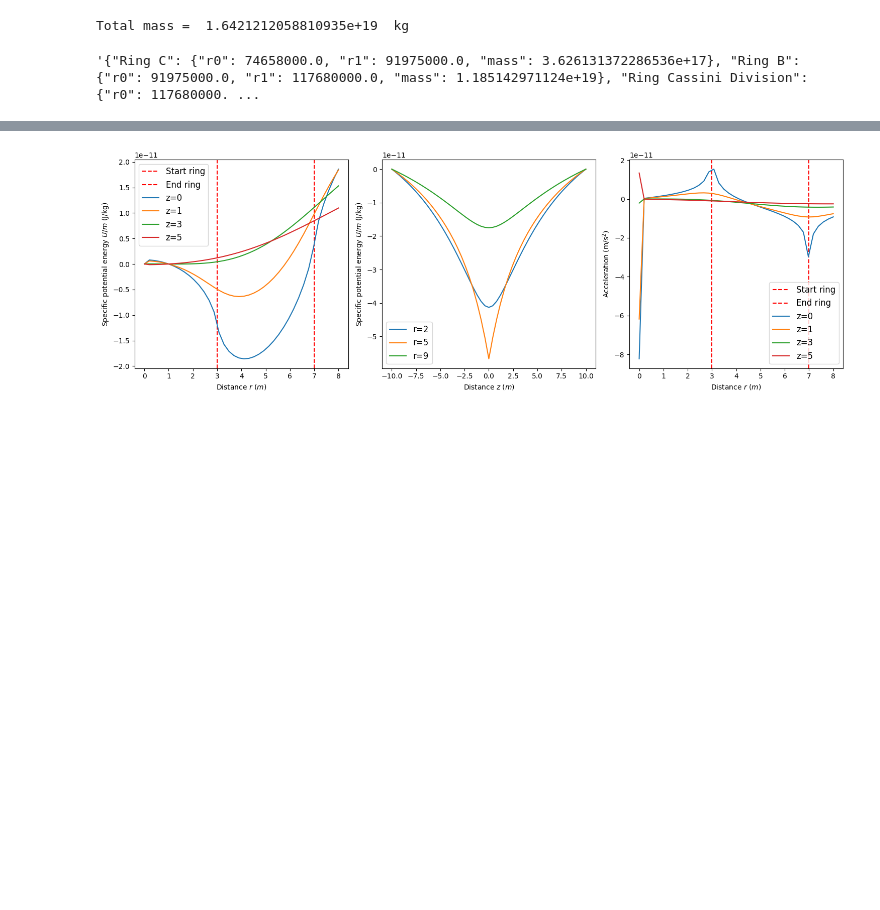
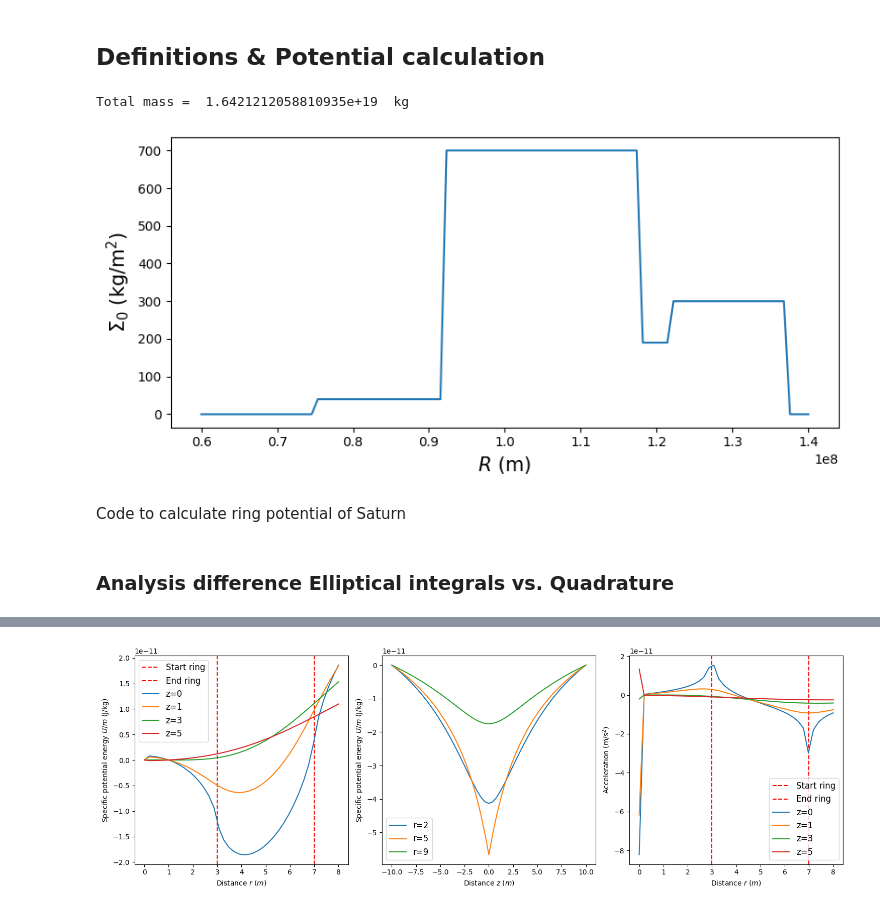
Before and after one commit to FlorisDr/SaturnMoonLibrary, a Jupyter notebook: ringpotential.ipynb, the cells around one changed output, grey strips where cells are left out. Drawn from its saved outputs; the diff is of its cells as text; code cells hidden in the pictures; blank space fills up the shorter version.

```diff
--- a/ringpotential.ipynb
+++ b/ringpotential.ipynb
@@ -15,5 +13,7 @@ The line_profiler extension is already loaded. To reload it, use:
 def ellippi(n, m):
     return sp.special.elliprf(0., 1. - m, 1.) + (n / 3.) * sp.special.elliprj(0., 1. - m, 1., 1. - n)
+# %% [markdown]
+## Definitions & Potential calculation
 # %%
 M = 1
 G = 6.67430e-11
@@ -43,10 +45,29 @@ total_mass = sum([ring.mass for ring in rings])
 print("Total mass = ", total_mass, " kg")
 # %% [output]
 Total mass =  1.6421212058810935e+19  kg
-# %%
-json.dumps({ring.name:{'r0': ring.r0, 'r1': ring.r1, 'mass': ring.mass,} for ring in rings})
-# %% [output]
-'{"Ring C": {"r0": 74658000.0, "r1": 91975000.0, "mass": 3.626131372286536e+17}, "Ring B": {"r0": 91975000.0, "r1": 117680000.0, "mass": 1.185142971124e+19}, "Ring Cassini Division": {"r0": 117680000. ...
+# %%
+# Figure of density
+
+N = 100
+total_ring = np.zeros(N)
+R = np.linspace(60e6, 140e6, N)
+for ring in rings:
+    total_ring += ring.sigma0 * (np.heaviside(R - ring.r0, 1) - np.heaviside(R - ring.r1, 1))
+
+plt.figure(figsize=(8.16,3.9))
+plt.plot(R, total_ring)
+plt.xlabel("$R$ (m)")
+plt.ylabel("$\Sigma_0$ (kg/m$^2$)")
+# plt.title("Approximation of $\\rho=\\Sigma_0(r)\\delta(z)$")
+
+plt.tight_layout()
+plt.savefig('./images/approximation_density_rings.pdf')
+
+plt.show()
+# %% [output]
+[figure, added]
+# %% [markdown]
+Code to calculate ring potential of Saturn
 # %%
 # r0 = 92e6
 # r1 = 117.68e6
@@ -175,6 +203,8 @@ def force_xyz_approx_y0(x, z, dR, dz):
                       [0, 0, 1]])
 
     return np.linalg.matmul(matrix, force_cyl) # cylinder -> xyz
+# %% [markdown]
+### Analysis difference Elliptical integrals vs. Quadrature
 # %%
 center = 90e6
 r = np.linspace(3_000, 2*center, 30)
```
Also changed, not shown: parts of 42 cells of this notebook.
